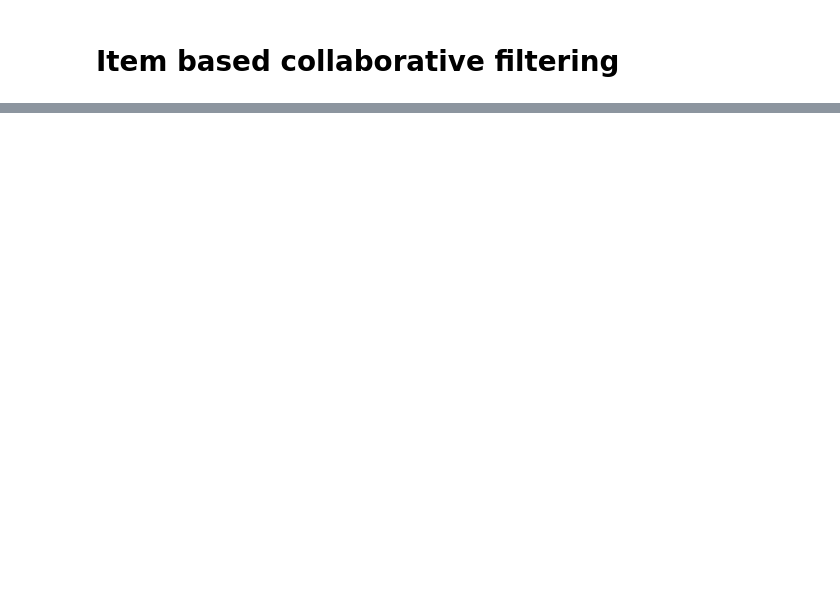
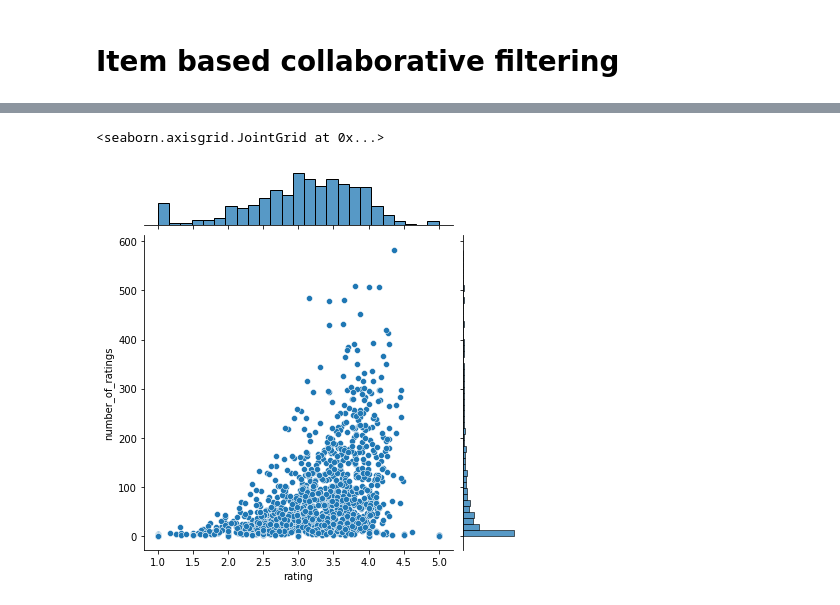
Before and after one commit to hvg-code/Clustering, a Jupyter notebook: ItemCollaborativeFiltering.ipynb, the cells around one changed output, grey strips where cells are left out. Saved outputs shown, nothing was run; the diff lists cells and outputs as text; code cells hidden in the pictures; blank space fills up the shorter version.

```diff
--- a/ItemCollaborativeFiltering.ipynb
+++ b/ItemCollaborativeFiltering.ipynb
@@ -222,0 +8,4 @@ NameError: name 'picked_userid_watched_similarity' is not defined
+# %%
+my_df = pd.read_csv('~/Codes/Clustering/ml-100k/u.data',
+            sep = '\t',
+            names = ['user_id', 'item_id', 'rating', 'timestamp'])
@@ -222,0 +21,5 @@ NameError: name 'picked_userid_watched_similarity' is not defined
+# %%
+#Importing movie title and joining with main data
+movie_titles = pd.read_csv('~/Codes/Clustering/ml-100k/Movie_Titles.csv',encoding= 'unicode_escape')
+my_df = pd.merge(my_df, movie_titles, on='item_id')
+my_df.head()
@@ -222,0 +46,4 @@ NameError: name 'picked_userid_watched_similarity' is not defined
+# %%
+#creating mean ratings data
+ratings = pd.DataFrame(my_df.groupby('title')['rating'].mean())
+ratings.head()
@@ -222,0 +58,4 @@ NameError: name 'picked_userid_watched_similarity' is not defined
+# %%
+#creating number of ratings data
+ratings['number_of_ratings'] = my_df.groupby('title')['rating'].count()
+ratings.head()
@@ -222,0 +70,9 @@ NameError: name 'picked_userid_watched_similarity' is not defined
+# %%
+#Plotting the jointplot
+import matplotlib.pyplot as plt
+%matplotlib inline
+import seaborn as sns
+sns.jointplot(x='rating', y='number_of_ratings', data=ratings)
+# %% [output]
+<seaborn.axisgrid.JointGrid at 0x...>
+[figure, added]
```
Also changed, not shown: parts of 33 cells of this notebook, 50 other files.
